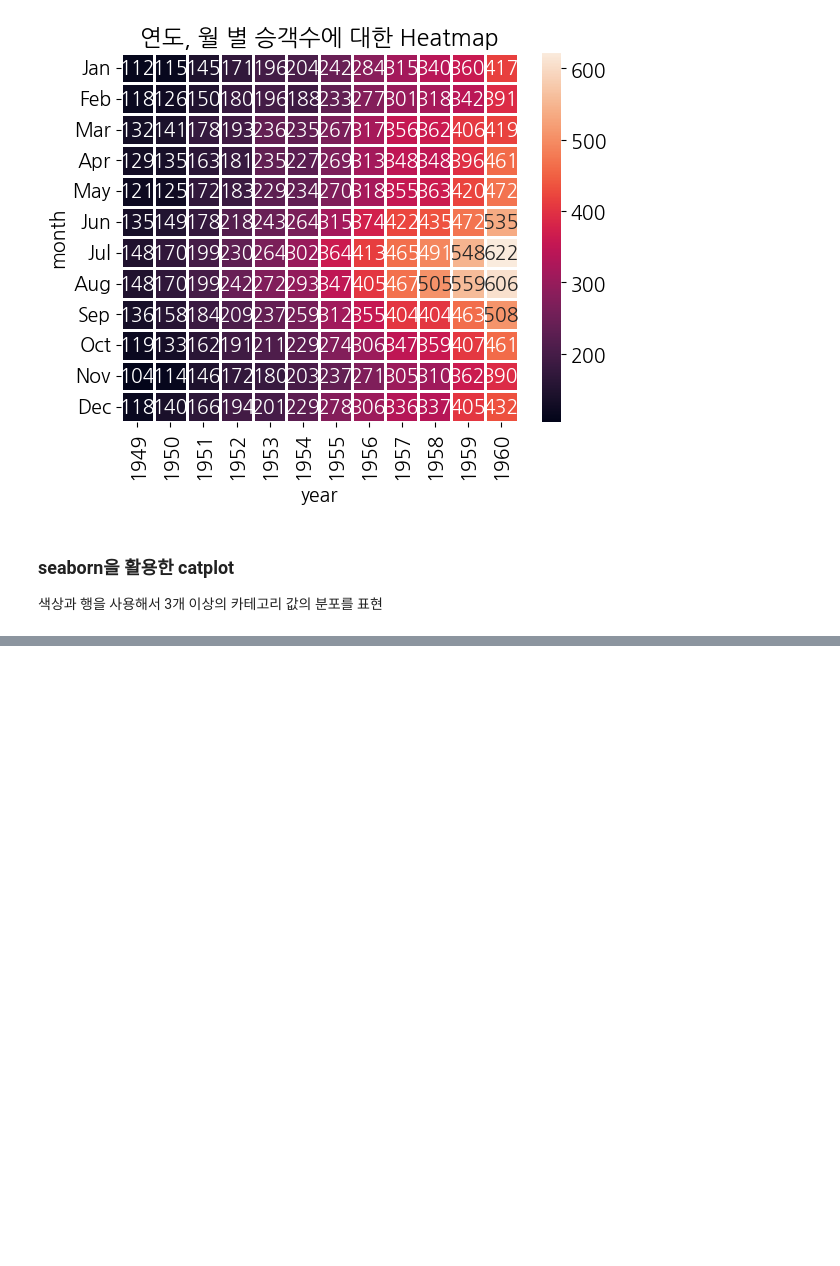
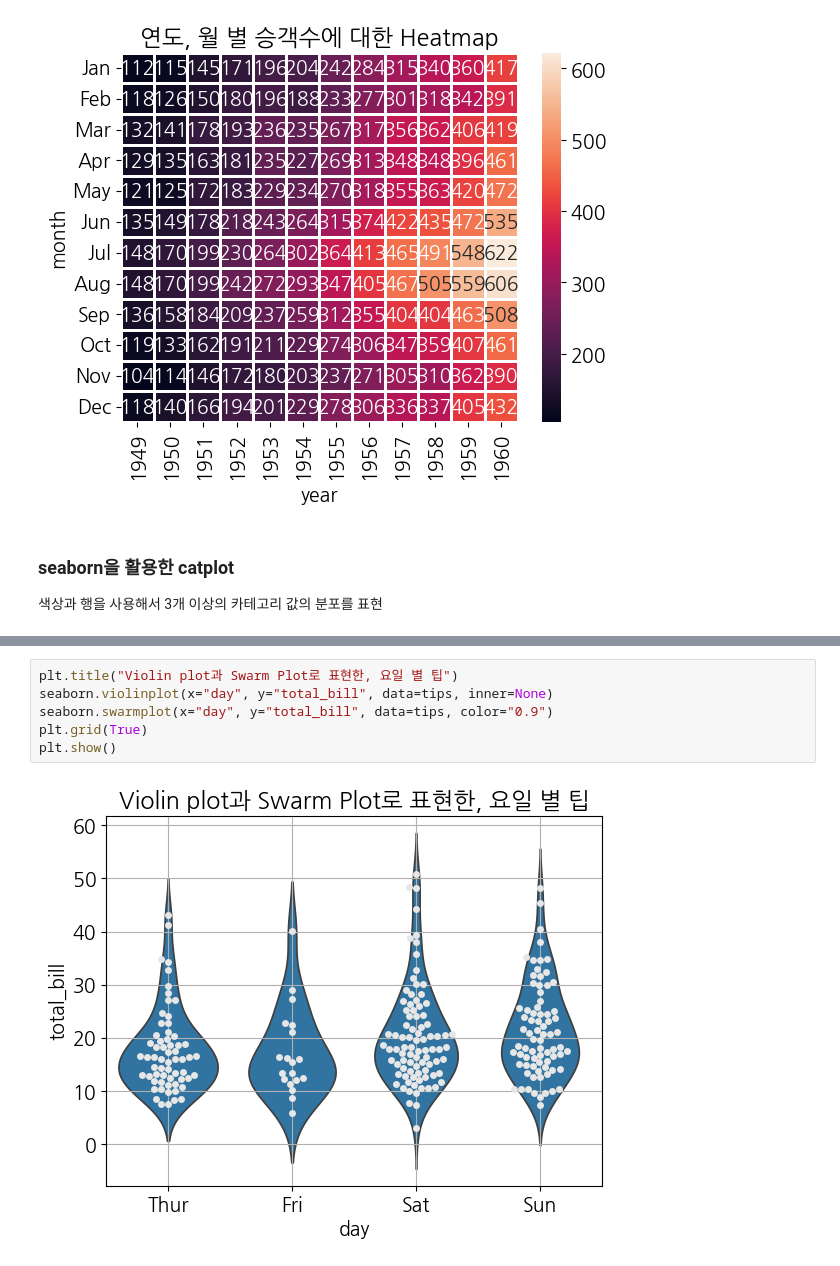
Before and after one commit to devKMC/python, a Jupyter notebook: matplotlib_visualize_data/matplotlib_example.ipynb, the cells around one changed output, grey strips where cells are left out. Saved outputs shown, nothing was run; the diff lists cells and outputs as text; blank space fills up the shorter version.

```diff
--- a/matplotlib_visualize_data/matplotlib_example.ipynb
+++ b/matplotlib_visualize_data/matplotlib_example.ipynb
@@ -307,0 +320,8 @@ plt.show()
+# %%
+plt.title("Violin plot과 Swarm Plot로 표현한, 요일 별 팁")
+seaborn.violinplot(x="day", y="total_bill", data=tips, inner=None)
+seaborn.swarmplot(x="day", y="total_bill", data=tips, color="0.9")
+plt.grid(True)
+plt.show()
+# %% [output]
+[figure, added]
```
Also changed, not shown: parts of 8 cells of this notebook, 1 other file.
